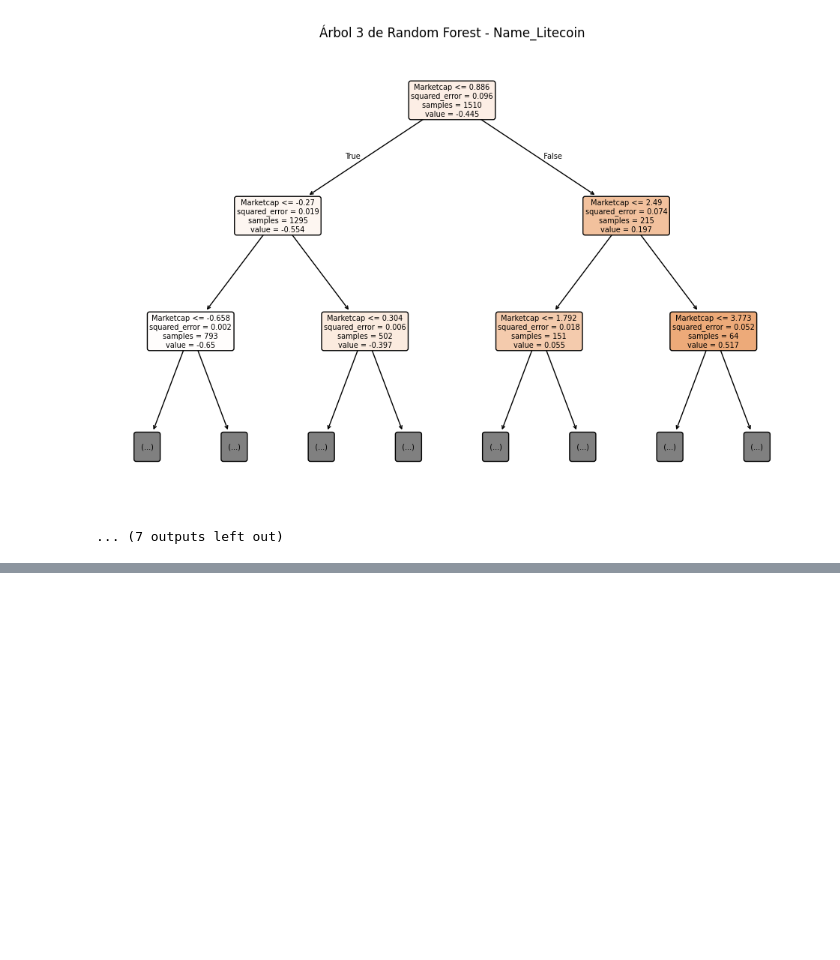
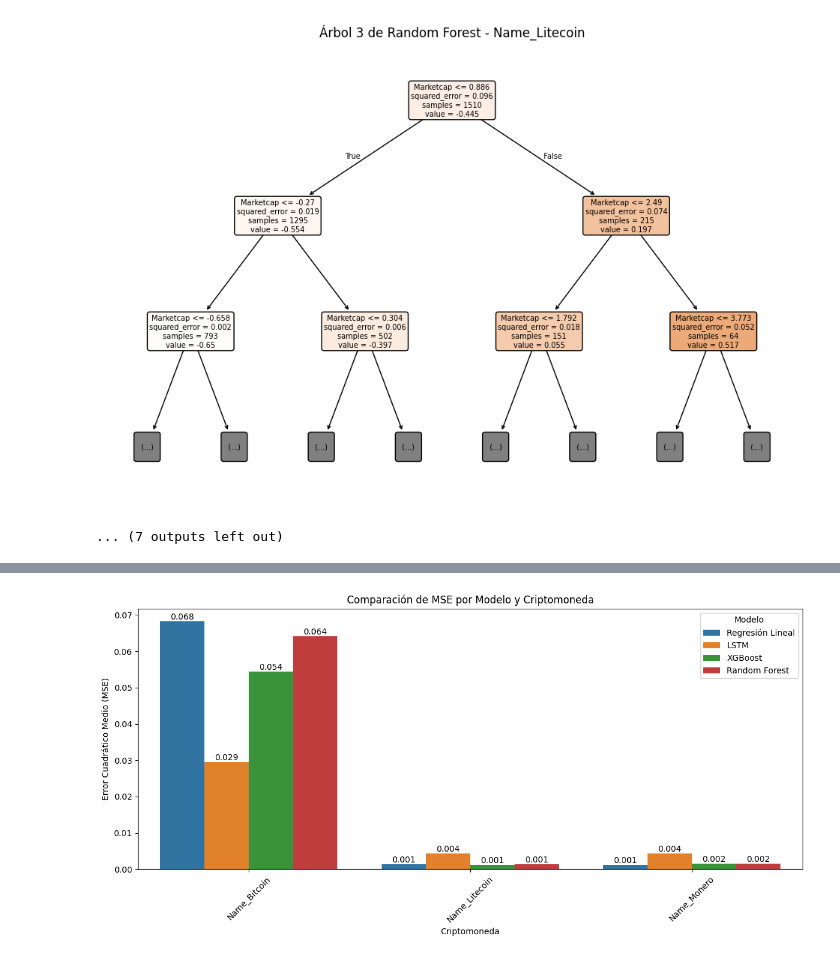
Before and after one commit to SpecTr03/Crypto-price-prediction, a Jupyter notebook: cryptoAnalysis.ipynb, the cells around one changed output, grey strips where cells are left out. Drawn from its saved outputs; the diff is of its cells as text; code cells hidden in the pictures; blank space fills up the shorter version.

```diff
--- a/cryptoAnalysis.ipynb
+++ b/cryptoAnalysis.ipynb
@@ -564,6 +572,12 @@ for crypto_col in crypto_columns:
         'R2': xgb_r2
     }
 
+    # Crear un DataFrame para almacenar los resultados de XGBoost
+    xgb_results_df = pd.DataFrame.from_dict(xgb_results, orient='index')
+
+    # Agregar una columna con el nombre del modelo
+    xgb_results_df['Modelo'] = 'XGBoost'
+
     print(f"XGBoost - Resultados para {crypto_col}:")
     print(f"  Error Cuadrático Medio (MSE): {xgb_mse}")
     print(f"  R²: {xgb_r2}")
@@ -652,6 +666,12 @@ for crypto_col in crypto_columns:
         'R2': rf_r2
     }
 
+    # Crear un DataFrame para almacenar los resultados de Random Forest
+    rf_results_df = pd.DataFrame.from_dict(rf_results, orient='index')
+
+    # Agregar una columna con el nombre del modelo
+    rf_results_df['Modelo'] = 'Random Forest'
+
     print(f"Random Forest - Resultados para {crypto_col}:")
     print(f"  Error Cuadrático Medio (MSE): {rf_mse}")
     print(f"  R²: {rf_r2}")
@@ -739,0 +709,76 @@ plot_with_labels(r2_df, 'Comparación de R² por Modelo y Criptomoneda', 'Coefic
+# %%
+# Consolidar resultados de todos los modelos
+all_results = []
+
+# Agregar resultados de Regresión Lineal
+for crypto, metrics in linear_regression_results.items():
+    all_results.append({
+        'Criptomoneda': crypto,
+        'Modelo': 'Regresión Lineal',
+        'MSE': metrics['MSE'],
+        'R2': metrics['R2']
+    })
+
+# Agregar resultados de LSTM
+for crypto, metrics in lstm_results.items():
+    all_results.append({
+        'Criptomoneda': crypto,
+        'Modelo': 'LSTM',
+        'MSE': metrics['MSE'],
+        'R2': metrics['R2']
+    })
+
+# Agregar resultados de XGBoost
+for crypto, metrics in xgb_results.items():
+    all_results.append({
+        'Criptomoneda': crypto,
+        'Modelo': 'XGBoost',
+        'MSE': metrics['MSE'],
+        'R2': metrics['R2']
+    })
+
+# Agregar resultados de Random Forest
+for crypto, metrics in rf_results.items():
+    all_results.append({
+        'Criptomoneda': crypto,
+        'Modelo': 'Random Forest',
+        'MSE': metrics['MSE'],
+        'R2': metrics['R2']
+    })
+
+# Convertir a DataFrame
+comparison_df = pd.DataFrame(all_results)
+
+# Gráfico de comparación de MSE
+plt.figure(figsize=(12, 6))
+ax = sns.barplot(data=comparison_df, x='Criptomoneda', y='MSE', hue='Modelo')
+plt.title('Comparación de MSE por Modelo y Criptomoneda')
+plt.ylabel('Error Cuadrático Medio (MSE)')
+plt.xlabel('Criptomoneda')
+plt.xticks(rotation=45)
+plt.legend(title='Modelo')
+plt.tight_layout()
+
+# Agregar etiquetas a las barras
+for container in ax.containers:
+    ax.bar_label(container, fmt='%.3f')
+
+plt.show()
+
+# Gráfico de comparación de R²
+plt.figure(figsize=(12, 6))
+ax = sns.barplot(data=comparison_df, x='Criptomoneda', y='R2', hue='Modelo')
+plt.title('Comparación de R² por Modelo y Criptomoneda')
+plt.ylabel('Coeficiente de Determinación (R²)')
+plt.xlabel('Criptomoneda')
+plt.xticks(rotation=45)
+plt.legend(title='Modelo')
+plt.tight_layout()
+
+# Agregar etiquetas a las barras
+for container in ax.containers:
+    ax.bar_label(container, fmt='%.3f')
+
+plt.show()
+# %% [output]
+[figure, added]
```
Also changed, not shown: parts of 7 cells of this notebook.
